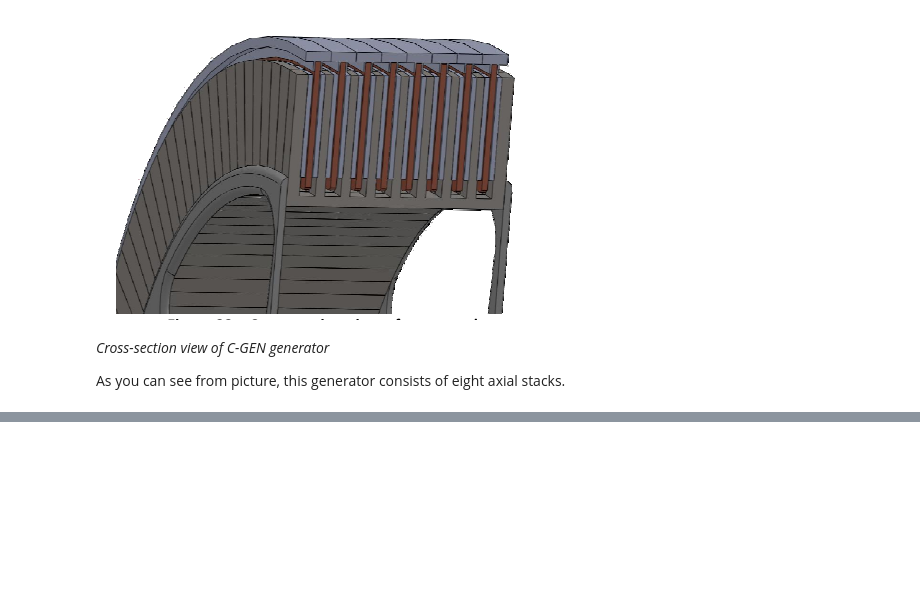
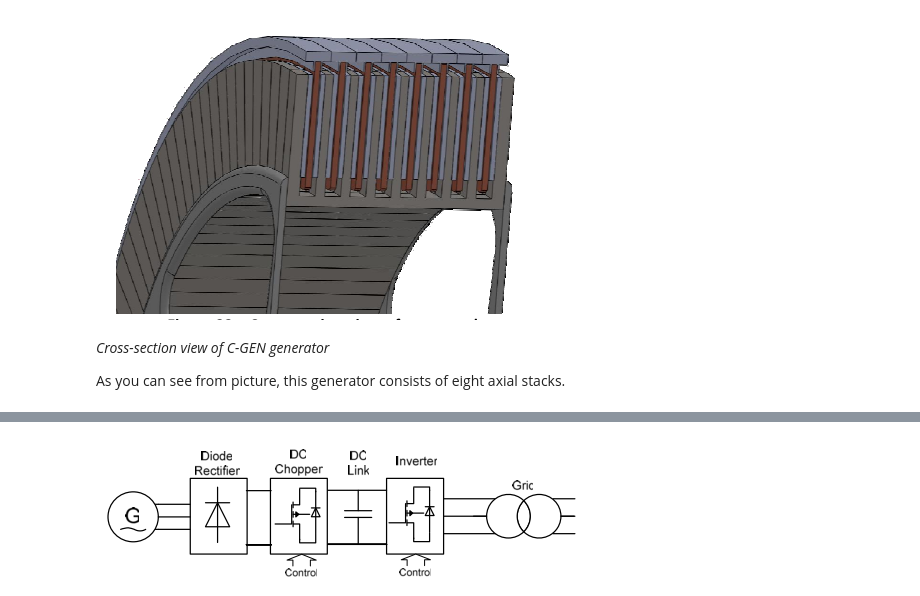
Before and after one commit to aydinbaskaya/MS_Thesis, a Jupyter notebook: Modular Generators/Documents/Direct-drive wind turbines .ipynb, the cells around one changed output, grey strips where cells are left out. Saved outputs shown, nothing was run; the diff lists cells and outputs as text; code cells hidden in the pictures; blank space fills up the shorter version.

```diff
--- a/Modular Generators/Documents/Direct-drive wind turbines .ipynb
+++ b/Modular Generators/Documents/Direct-drive wind turbines .ipynb
@@ -344,0 +380,5 @@ As you can see from picture, this generator consists of eight axial stacks.
+# %%
+from IPython.display import Image
+Image(filename='intermediate.png')
+# %% [output]
+[figure, added]
```
Also changed, not shown: parts of 9 cells of this notebook.
